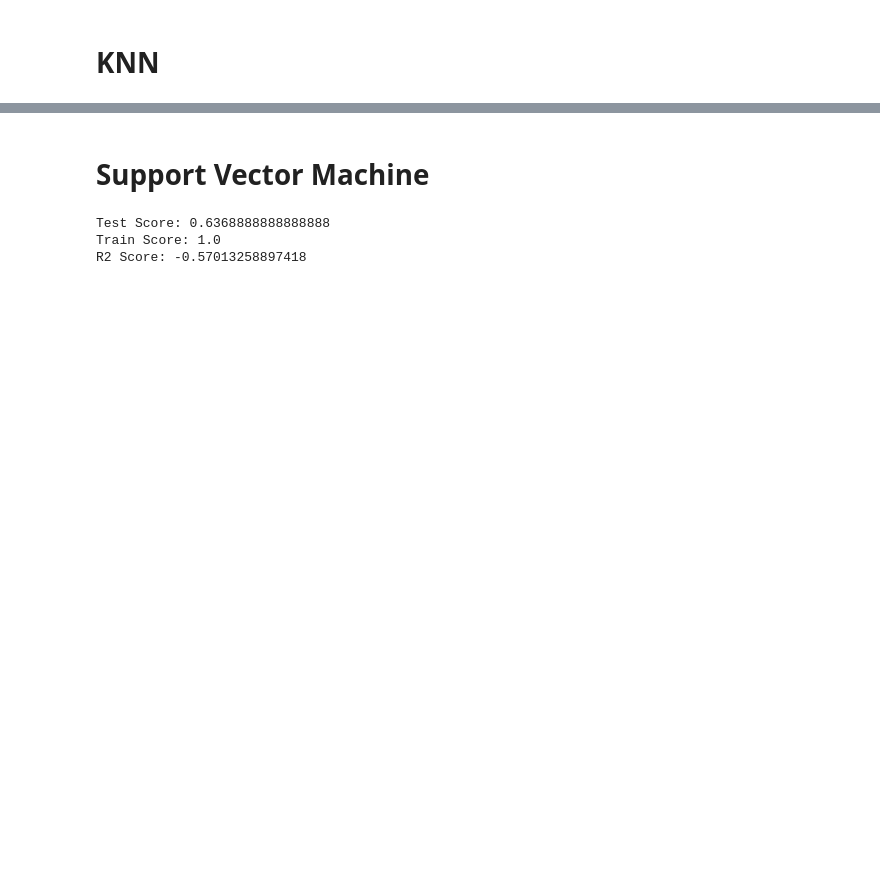
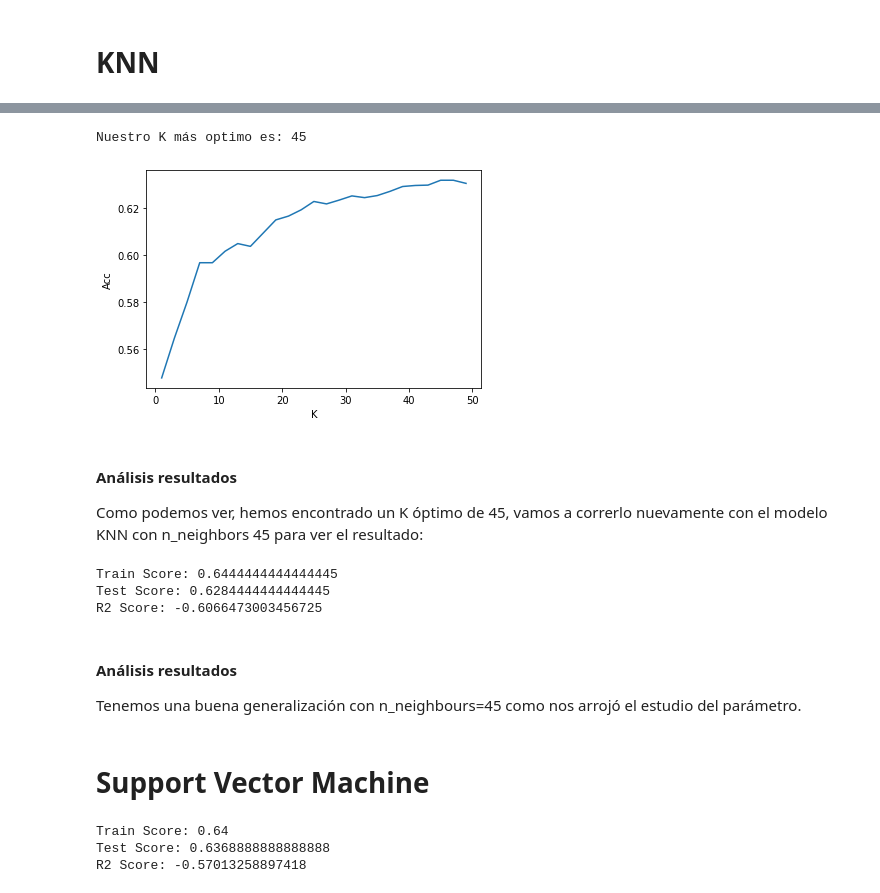
Before and after one commit to facundopoblete/IA-UADE, a Jupyter notebook: TP1/TP1.ipynb, the cells around one changed output, grey strips where cells are left out. Drawn from its saved outputs; the diff is of its cells as text; code cells hidden in the pictures; blank space fills up the shorter version.

Commit message:
Cambio a regresión logística y a Random Forest Classifier. Agrego estudio de parámetro n_neighbors para el KNN

```diff
--- a/TP1/TP1.ipynb
+++ b/TP1/TP1.ipynb
@@ -209,13 +209,13 @@ R2 Score: 0.28779306515331804
 # %% [markdown]
 # Random Forest
 # %%
-from sklearn.ensemble import RandomForestRegressor
+from sklearn.ensemble import RandomForestClassifier
 
-rf_model = RandomForestRegressor()
+rf_model = RandomForestClassifier()
 rf_model.fit(X_train, Y_train)
 
+print('Train Score:', rf_model.score(X_train,Y_train))
 print('Test Score:', rf_model.score(X_test,Y_test))
-print('Train Score:', rf_model.score(X_train,Y_train))
 y_pred = rf_model.predict(X_test)
 r2score = r2_score(Y_test,y_pred)
 print("R2 Score:", r2score)
@@ -225,0 +229,11 @@ R2 Score: 0.6172873882884722
+# %%
+from sklearn.ensemble import RandomForestClassifier
+
+rf_model = RandomForestClassifier(n_estimators=5)
+rf_model.fit(X_train, Y_train)
+
+print('Train Score:', rf_model.score(X_train,Y_train))
+print('Test Score:', rf_model.score(X_test,Y_test))
+y_pred = rf_model.predict(X_test)
+r2score = r2_score(Y_test,y_pred)
+print("R2 Score:", r2score)
@@ -228,11 +249,11 @@ R2 Score: 0.6172873882884722
 # %%
 from sklearn.neighbors import KNeighborsClassifier
 
-kn_model = KNeighborsClassifier(n_neighbors=2)
+kn_model = KNeighborsClassifier(n_neighbors=3)
 kn_model.fit(X_train, Y_train)
 
+print('Train Score:', kn_model.score(X_train,Y_train))
 print('Test Score:', kn_model.score(X_test,Y_test))
-print('Train Score:', kn_model.score(X_train,Y_train))
 y_pred = kn_model.predict(X_test)
 r2score = r2_score(Y_test,y_pred)
 print("R2 Score:", r2score)
@@ -243,3 +267,45 @@ R2 Score: -0.714269607545861
+# %%
+from sklearn.model_selection import train_test_split, cross_val_score
+
+k_values = [i for i in range(1, 50, 2)]
+
+k_acc_scores = []
+
+for k in k_values:
+    knn = KNeighborsClassifier(n_neighbors=k, n_jobs=-1)
+    cv_scores = cross_val_score(knn, X_train, Y_train, cv=5, scoring='accuracy')
+    k_acc_scores.append(cv_scores.mean())
+
+optimal_k = k_values[k_acc_scores.index(max(k_acc_scores))]
+
+print("Nuestro K más optimo es: {}".format(optimal_k))
+
+plt.plot(k_values, k_acc_scores)
+plt.xlabel("K")
+plt.ylabel("Acc")
+plt.show()
+# %% [output]
+Nuestro K más optimo es: 45
+[figure, added]
+# %% [markdown]
+#### Análisis resultados
+Como podemos ver, hemos encontrado un K óptimo de 45, vamos a correrlo nuevamente con el modelo KNN con n_neighbors 45 para ver el resultado:
+# %%
+kn_model = KNeighborsClassifier(n_neighbors=45)
+kn_model.fit(X_train, Y_train)
+
+print('Train Score:', kn_model.score(X_train,Y_train))
+print('Test Score:', kn_model.score(X_test,Y_test))
+y_pred = kn_model.predict(X_test)
+r2score = r2_score(Y_test,y_pred)
+print("R2 Score:", r2score)
+# %% [output]
+Train Score: 0.6444444444444445
+Test Score: 0.6284444444444445
+R2 Score: -0.6066473003456725
+# %% [markdown]
+#### Análisis resultados
+Tenemos una buena generalización con n_neighbours=45 como nos arrojó el estudio del parámetro.
 # %% [markdown]
 # Support Vector Machine
 # %%
@@ -248,12 +314,12 @@ from sklearn.svm import SVC
 svm_model = SVC()
 svm_model.fit(X_train, Y_train)
 
+print('Train Score:', svm_model.score(X_train,Y_train))
 print('Test Score:', svm_model.score(X_test,Y_test))
-print('Train Score:', svm_model.score(X_train,Y_train))
 y_pred = svm_model.predict(X_test)
 r2score = r2_score(Y_test,y_pred)
 print("R2 Score:", r2score)
 # %% [output]
+Train Score: 0.64
 Test Score: 0.6368888888888888
-Train Score: 1.0
 R2 Score: -0.57013258897418
```
Also changed, not shown: parts of 18 cells of this notebook.
